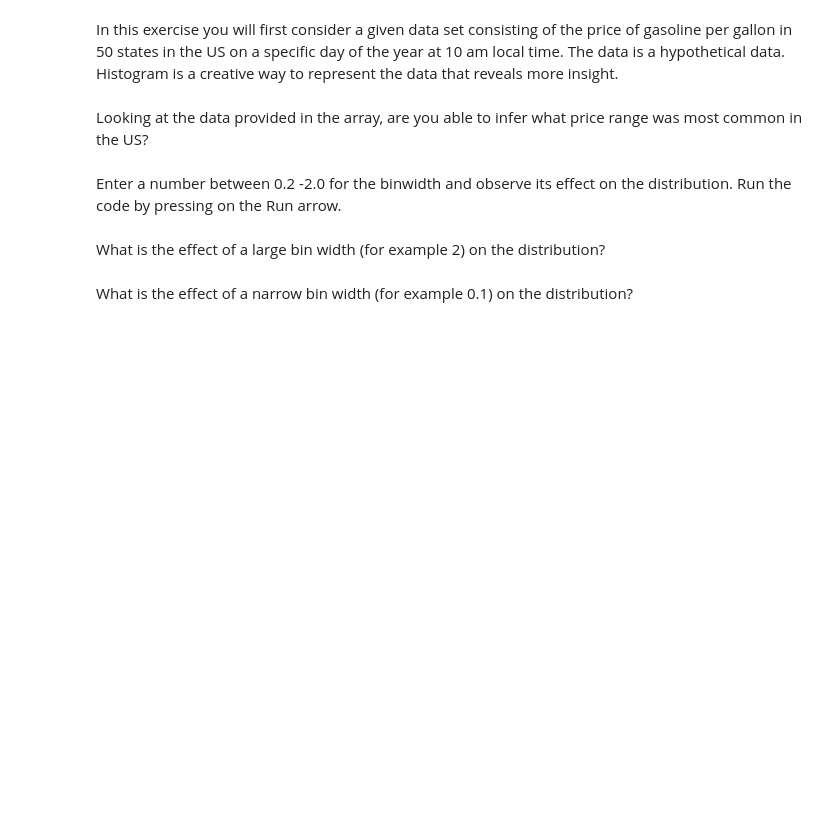
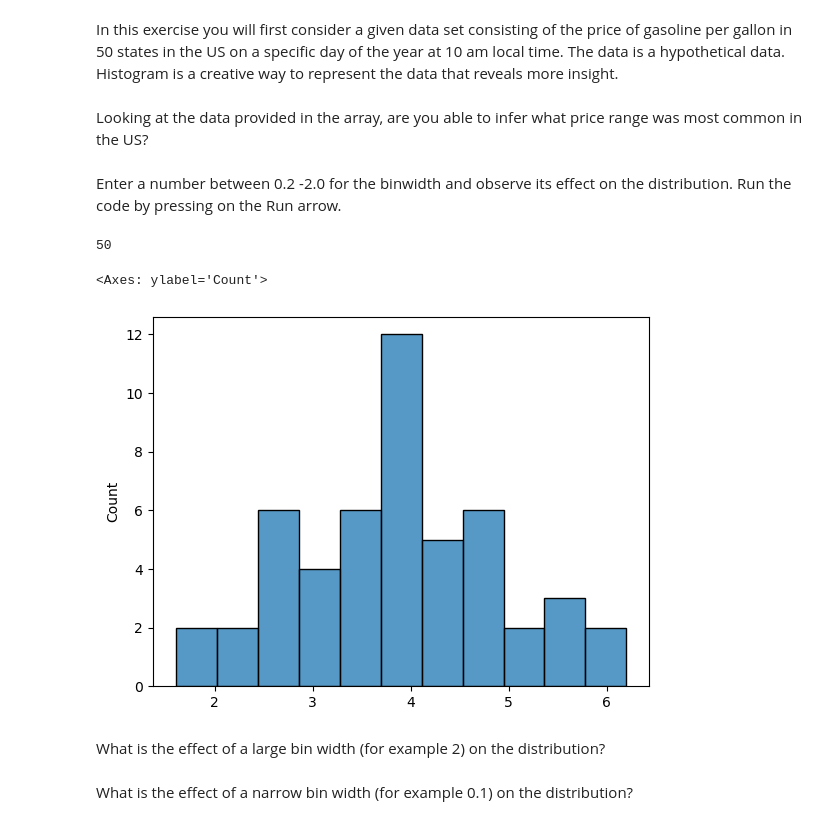
Before and after one commit to SRamachan/Data_repr, a Jupyter notebook: histogram.ipynb, the cells around one changed output. Saved outputs shown, nothing was run; the diff lists cells and outputs as text; code cells hidden in the pictures; blank space fills up the shorter version.

```diff
--- a/histogram.ipynb
+++ b/histogram.ipynb
@@ -9,17 +9,21 @@ Enter a number between 0.2 -2.0 for the binwidth and observe its effect on the d
 # %%
 import matplotlib.pyplot as plt
 import numpy as np
 import seaborn as sns
 from scipy.optimize import curve_fit
 #cost of 1 gallon of gasoline in 50 states of the US entered into an array
 price = [3.1, 4.5, 2.9, 2.7, 3.8, 5.1, 2.5, 3.6, 4.3, 5.6, 4.9, 3.5, 2.1, 4.0, 6.2, 1.8, 3.6, 6.1, 5.7, 4.9, 2.8, 3.7, 3.5, 4.4, 2.5, 5.6, 5.1, 4.7, 3.7, 4.2, 3.6,
         4.1, 4.0,3.7,2.9,2.2,4.8,3.9,4.6,3.1,2.5,4.9,3.7,4.2,2.8,3.4,1.6,3.9,4.0,3.9]
 #length of the array or number of data points
 d=len(price)
 #print the result
 print(d)
 # change the binwidth between 0.2 - 2.0 to see the effect on the distribution
-sns.histplot(data=price, stat='count', bins='auto', binwidth=0.1)
+sns.histplot(data=price, stat='count', bins='auto', binwidth=0.4)
+# %% [output]
+50
+<Axes: ylabel='Count'>
+[figure, added]
 # %% [markdown]
 What is the effect of a large bin width (for example 2) on the distribution?
 # %% [markdown]
```
Also changed, not shown: parts of 6 cells of this notebook.
